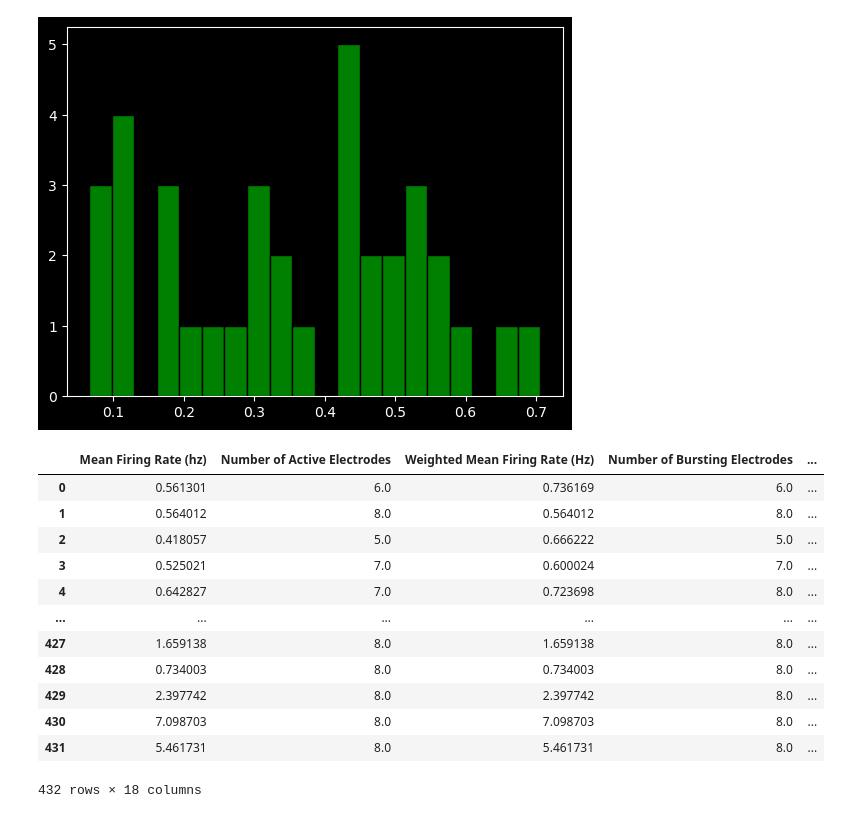
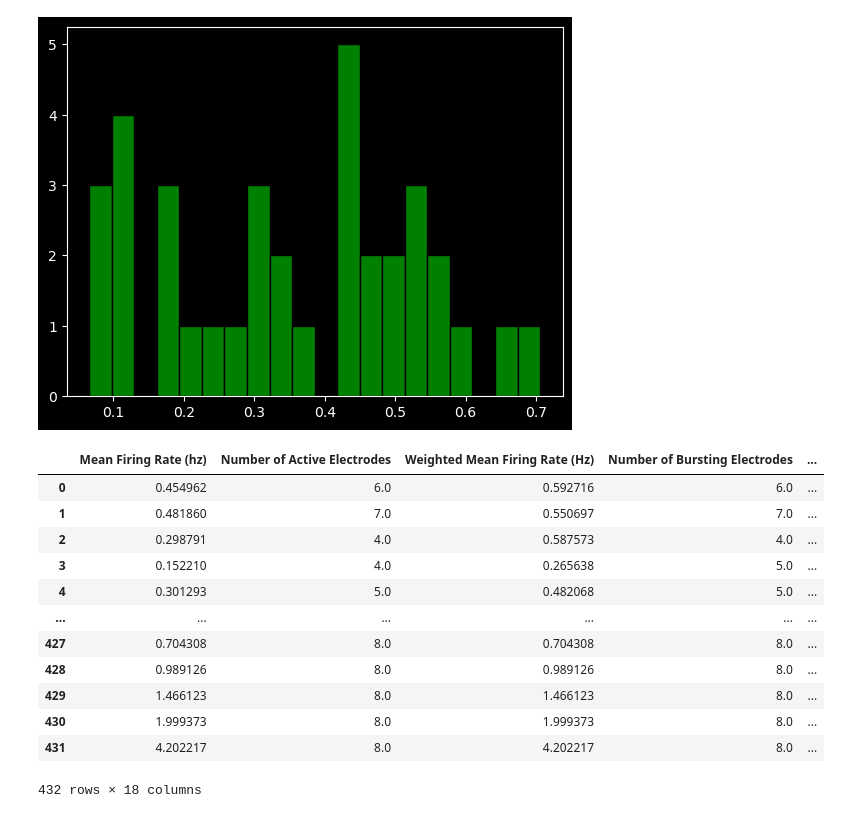
Before and after one commit to soderling-lab/MicroElectrodeArrayAnalysis, a Jupyter notebook: analysis/pca.ipynb, the cells around one changed output. Drawn from its saved outputs; the diff is of its cells as text; code cells hidden in the pictures.

```diff
--- a/analysis/pca.ipynb
+++ b/analysis/pca.ipynb
@@ -270,14 +249,18 @@ def keep_genes(DIVdf, gene):
     return k.copy()
 
 DIVSU =  {day: {} for day in DIVS.keys()}
-
+DIVSM = {day: {} for day in DIVS.keys()}
 
 for day, dct in DIVS.items():
-    new_dct = copy.deepcopy(dct)
-    for (test), df in new_dct.items():
-        new_dct[(test)]= keep_genes(df, 'unt2')
-    DIVSU[day] = new_dct
+    untdict = copy.deepcopy(dct)
+    mutdict = copy.deepcopy(dct)
+    for (test), df in untdict.items():
+        untdict[(test)]= keep_genes(df, 'unt2')
+        mutdict[(test)] = keep_genes(df, 'THSD7 2')
+    DIVSU[day]=untdict
+    DIVSM[day]=mutdict
 DIVSU.keys()
+DIVSM.keys()
 # %% [output]
 dict_keys(['DIV5', 'DIV8', 'DIV10', 'DIV11', 'DIV12', 'DIV13', 'DIV14', 'DIV15', 'DIV16', 'DIV17', 'DIV18', 'DIV19'])
 # %%
@@ -318,36 +283,37 @@ plt.hist(hdata, bins=20, color=f'green', edgecolor='black')
 [figure]
 # %%
 ## transform data int s x f
-
-sf = pd.DataFrame(columns=DIVSU['DIV10'].keys())
-sf['DIV'] = int
-for day, testdct in tqdm(DIVSU.items()):
-    # for t, df in testdct.items():
-    new_rowd= {k: list(d[['unt2']].values.flatten()) for k,d in testdct.items()}
-    new_rowd['DIV'] = [day]* len(list(testdct.values())[0]['unt2'])
-    lofd = []
-    length = (len(next(iter(new_rowd.values()))))
-    if length!= 36:
-        print(new_rowd)
-    for i in range(length):
-        positionaldict = {key: value[i] for key, value in new_rowd.items()}
-        lofd.append(positionaldict)
-    smrow = pd.DataFrame(lofd)
-    sf = pd.concat([sf, smrow], ignore_index=True)
-
-sf.reset_index(drop=True, inplace=True)
-sf
+def transform_dict(daysDict, gene):
+    sf = pd.DataFrame(columns=daysDict['DIV10'].keys())
+    sf['DIV'] = int
+    for day, testdct in tqdm(daysDict.items()):
+        new_rowd= {k: list(d[[gene]].values.flatten()) for k,d in testdct.items()}
+        new_rowd['DIV'] = [day]* len(list(testdct.values())[0][gene])
+        lofd = []
+        length = (len(next(iter(new_rowd.values()))))
+        if length!= 36:
+            print(new_rowd)
+        for i in range(length):
+            positionaldict = {key: value[i] for key, value in new_rowd.items()}
+            lofd.append(positionaldict)
+        smrow = pd.DataFrame(lofd)
+        sf = pd.concat([sf, smrow], ignore_index=True)
+    sf.reset_index(drop=True, inplace=True)
+    return sf
+sf = transform_dict(DIVSU, 'unt2')
+mf = transform_dict(DIVSM, 'THSD7 2')
+mf
 # %% [output]
 |  | Mean Firing Rate (hz) | Number of Active Electrodes | Weighted Mean Firing Rate (Hz) | Number of Bursting Electrodes | ... |
-| 0 | 0.561301 | 6.0 | 0.736169 | 6.0 | ... |
-| 1 | 0.564012 | 8.0 | 0.564012 | 8.0 | ... |
-| 2 | 0.418057 | 5.0 | 0.666222 | 5.0 | ... |
-| 3 | 0.525021 | 7.0 | 0.600024 | 7.0 | ... |
-| 4 | 0.642827 | 7.0 | 0.723698 | 8.0 | ... |
+| 0 | 0.454962 | 6.0 | 0.592716 | 6.0 | ... |
+| 1 | 0.481860 | 7.0 | 0.550697 | 7.0 | ... |
+| 2 | 0.298791 | 4.0 | 0.587573 | 4.0 | ... |
+| 3 | 0.152210 | 4.0 | 0.265638 | 5.0 | ... |
+| 4 | 0.301293 | 5.0 | 0.482068 | 5.0 | ... |
 | ... | ... | ... | ... | ... | ... |
-| 427 | 1.659138 | 8.0 | 1.659138 | 8.0 | ... |
-| 428 | 0.734003 | 8.0 | 0.734003 | 8.0 | ... |
-| 429 | 2.397742 | 8.0 | 2.397742 | 8.0 | ... |
-| 430 | 7.098703 | 8.0 | 7.098703 | 8.0 | ... |
-| 431 | 5.461731 | 8.0 | 5.461731 | 8.0 | ... |
+| 427 | 0.704308 | 8.0 | 0.704308 | 8.0 | ... |
+| 428 | 0.989126 | 8.0 | 0.989126 | 8.0 | ... |
+| 429 | 1.466123 | 8.0 | 1.466123 | 8.0 | ... |
+| 430 | 1.999373 | 8.0 | 1.999373 | 8.0 | ... |
+| 431 | 4.202217 | 8.0 | 4.202217 | 8.0 | ... |
 432 rows × 18 columns
```
Also changed, not shown: parts of 37 cells of this notebook.
